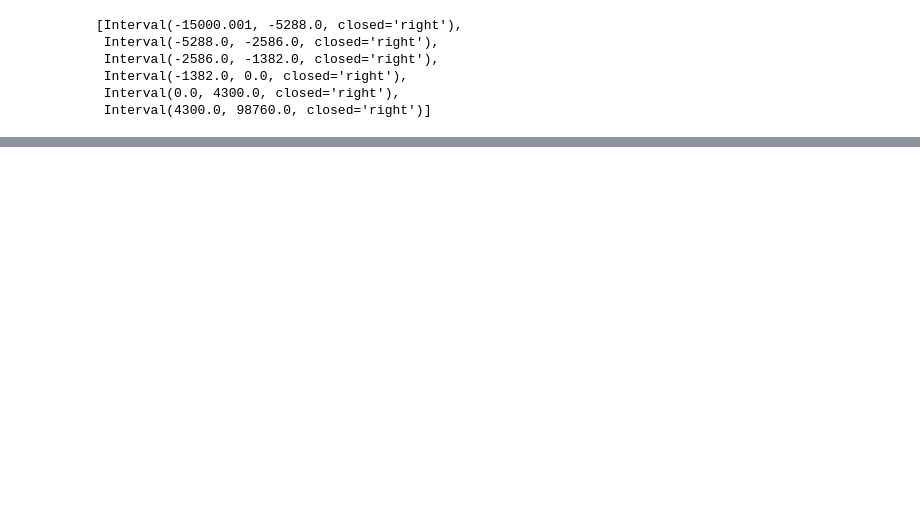
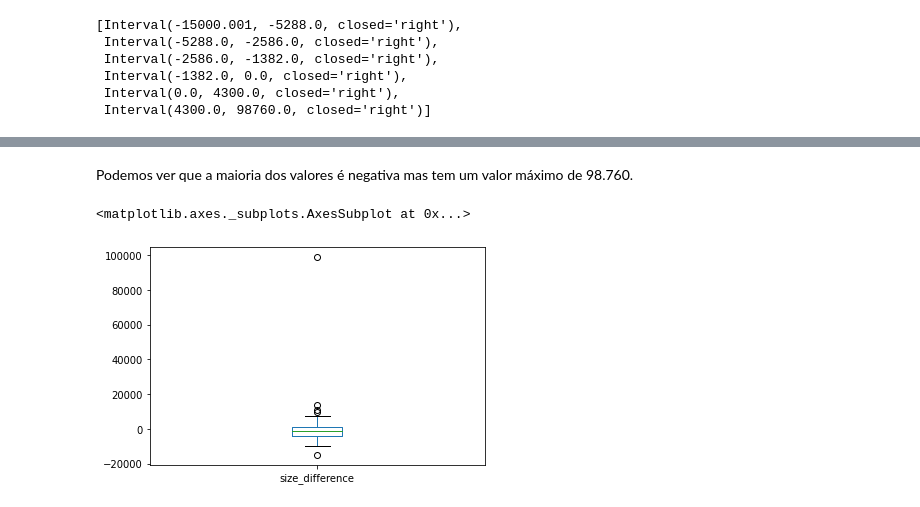
Before and after one commit to ccal2/dataScienceProject, a Jupyter notebook: project.ipynb, the cells around one changed output, grey strips where cells are left out. Cells and saved outputs as stored; diff of their text form; code cells hidden in the pictures; blank space fills up the shorter version.

```diff
--- a/project.ipynb
+++ b/project.ipynb
@@ -814,0 +833,7 @@ battles['size_difference_disc'].cat.rename_categories(['disavantage_4', 'disavan
+# %% [markdown]
+Podemos ver que a maioria dos valores é negativa mas tem um valor máximo de 98.760.
+# %%
+battles['size_difference'].plot.box()
+# %% [output]
+<matplotlib.axes._subplots.AxesSubplot at 0x...>
+[figure, added]
```
Also changed, not shown: parts of 10 cells of this notebook.
